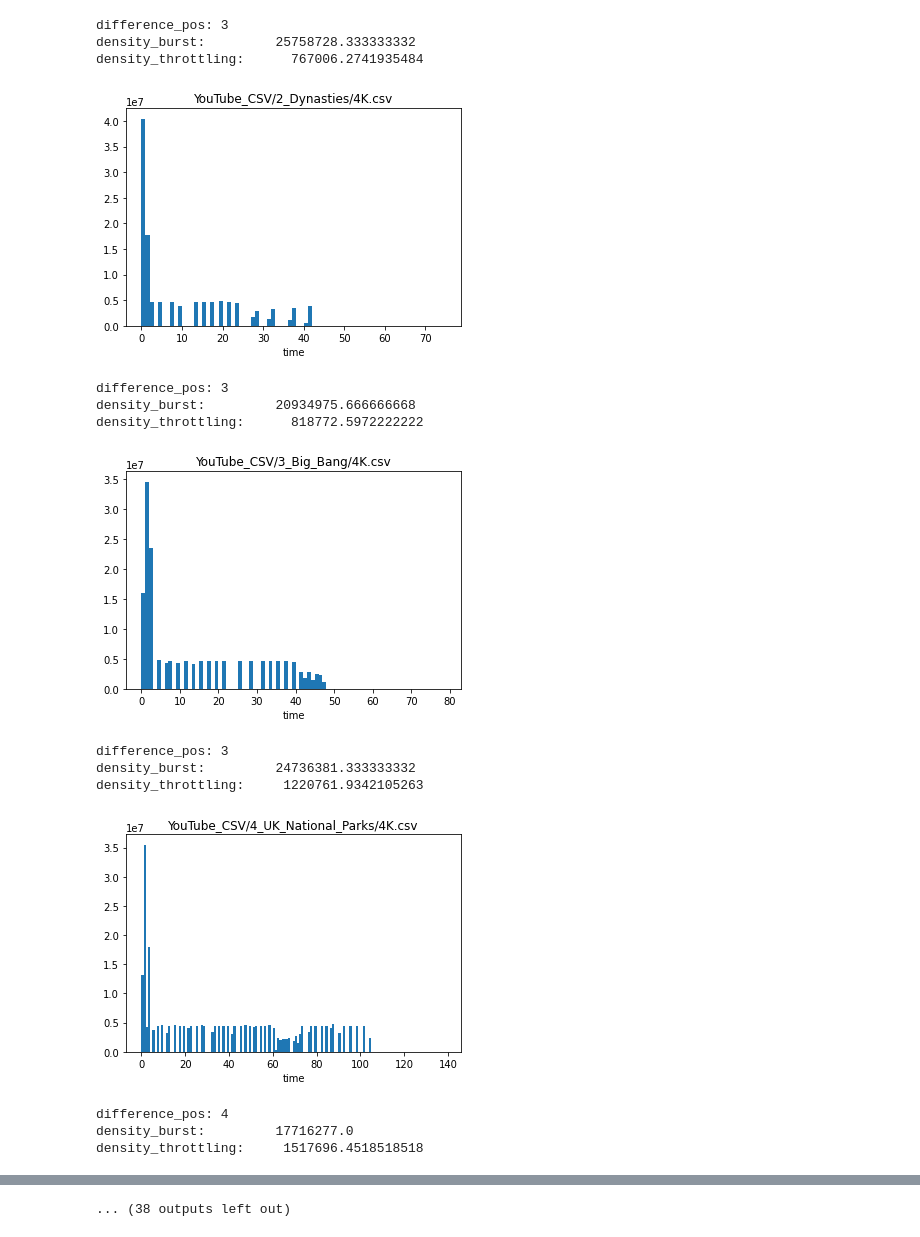
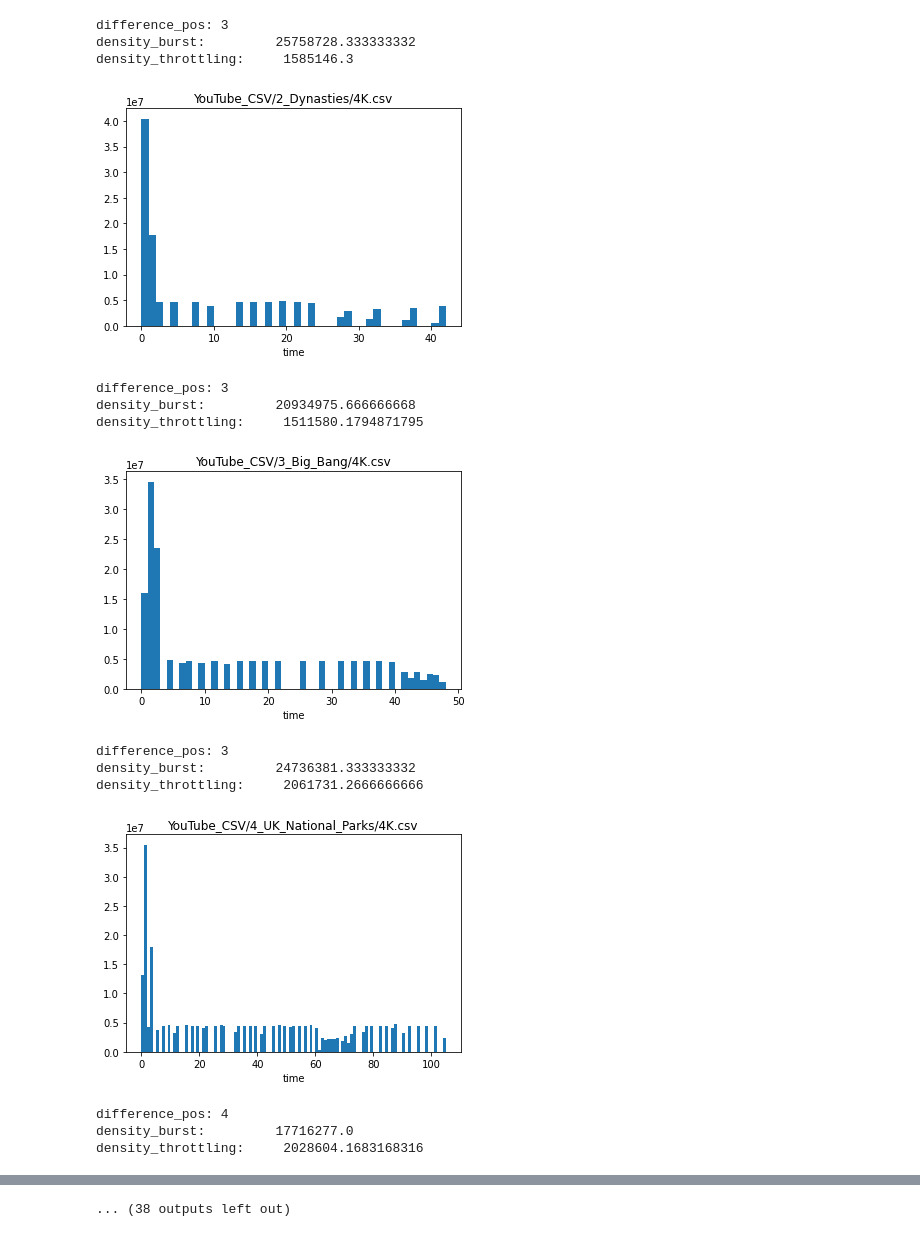
Before and after one commit to r-vvch/video_quality_classifier, a Jupyter notebook: data_preparation_time.ipynb, the cells around one changed output, grey strips where cells are left out. Drawn from its saved outputs; the diff is of its cells as text; code cells hidden in the pictures.

```diff
--- a/data_preparation_time.ipynb
+++ b/data_preparation_time.ipynb
@@ -210,3 +154,3 @@ def density_counter(quality):
 # %%
-d = density_counter_plotted('4K')
+d = density_counter('4K', True)
 # %% [output]
@@ -214,15 +158,15 @@ d = density_counter_plotted('4K')
 difference_pos: 3
 density_burst:         25758728.333333332
-density_throttling:      767006.2741935484
+density_throttling:     1585146.3
-[figure, old version]
+[figure, new version]
 difference_pos: 3
 density_burst:         20934975.666666668
-density_throttling:      818772.5972222222
+density_throttling:     1511580.1794871795
-[figure, old version]
+[figure, new version]
 difference_pos: 3
 density_burst:         24736381.333333332
-density_throttling:     1220761.9342105263
+density_throttling:     2061731.2666666666
-[figure, old version]
+[figure, new version]
 difference_pos: 4
 density_burst:         17716277.0
-density_throttling:     1517696.4518518518
+density_throttling:     2028604.1683168316
```
Also changed, not shown: parts of 11 cells of this notebook, 10 other files.
